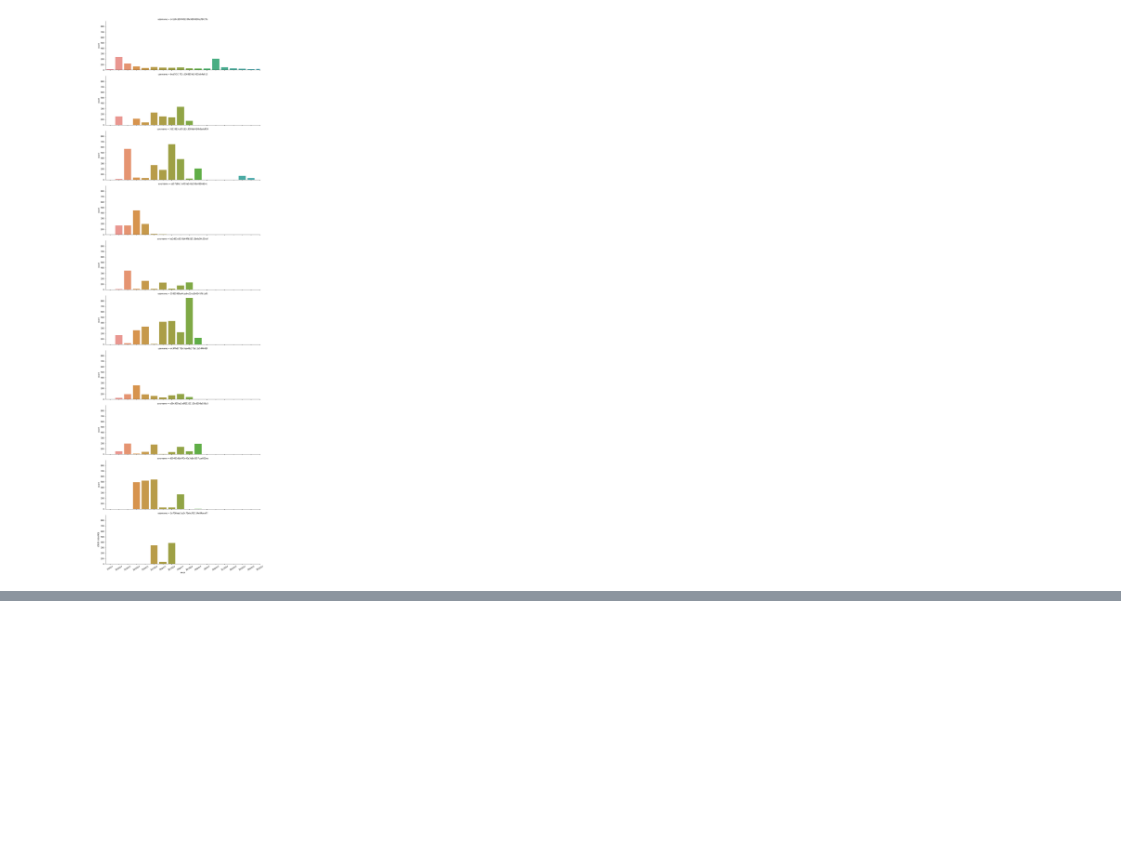
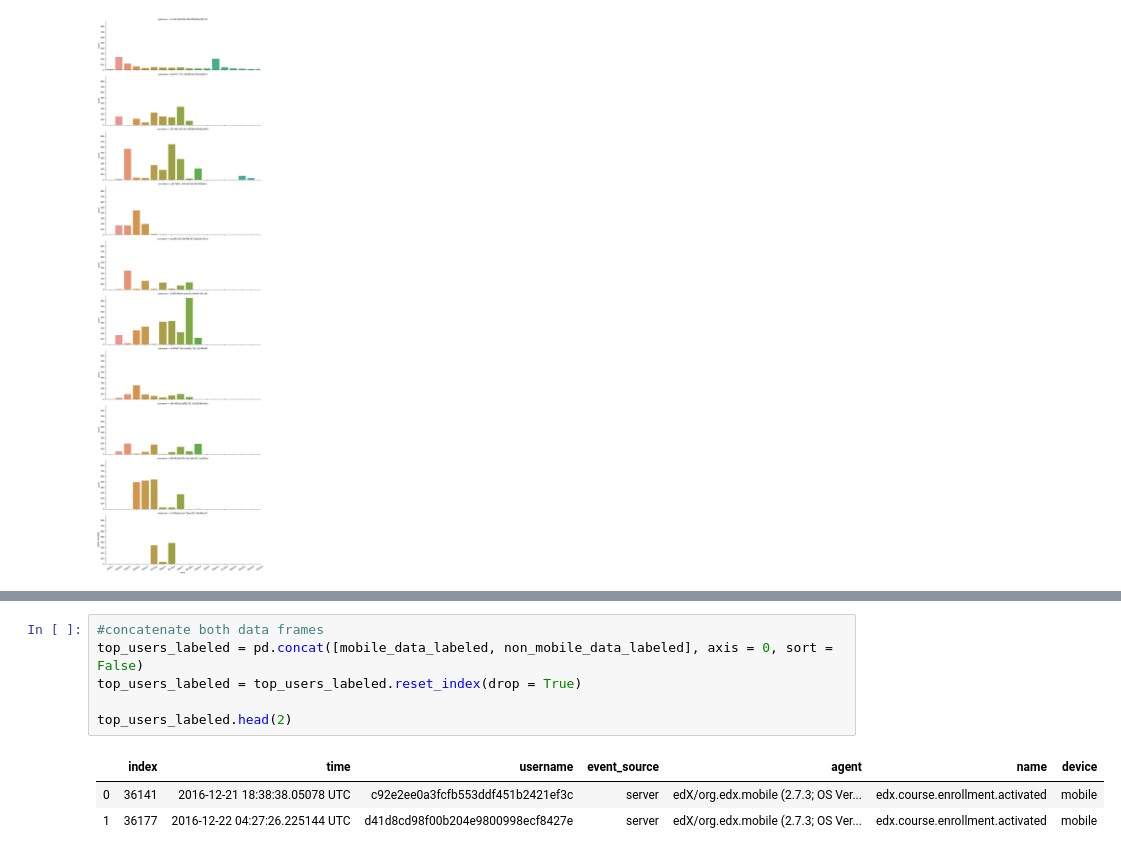
Before and after one commit to jyoonkim/Test, a Jupyter notebook: user_device_hb_timeseries.ipynb, the cells around one changed output, grey strips where cells are left out. Drawn from its saved outputs; the diff is of its cells as text; blank space fills up the shorter version.

```diff
--- a/user_device_hb_timeseries.ipynb
+++ b/user_device_hb_timeseries.ipynb
@@ -184,0 +219,10 @@ mobile_data_labeled.head(3)
+# %%
+#concatenate both data frames
+top_users_labeled = pd.concat([mobile_data_labeled, non_mobile_data_labeled], axis = 0, sort = False)
+top_users_labeled = top_users_labeled.reset_index(drop = True)
+
+top_users_labeled.head(2)
+# %% [output]
+|  | index | time | username | event_source | agent | name | device |
+| 0 | 36141 | 2016-12-21 18:38:38.05078 UTC | c92e2ee0a3fcfb553ddf451b2421ef3c | server | edX/org.edx.mobile (2.7.3; OS Ver... | edx.course.enrollment.activated | mobile |
+| 1 | 36177 | 2016-12-22 04:27:26.225144 UTC | d41d8cd98f00b204e9800998ecf8427e | server | edX/org.edx.mobile (2.7.3; OS Ver... | edx.course.enrollment.activated | mobile |
```
Also changed, not shown: parts of 11 cells of this notebook, 2 other files.
